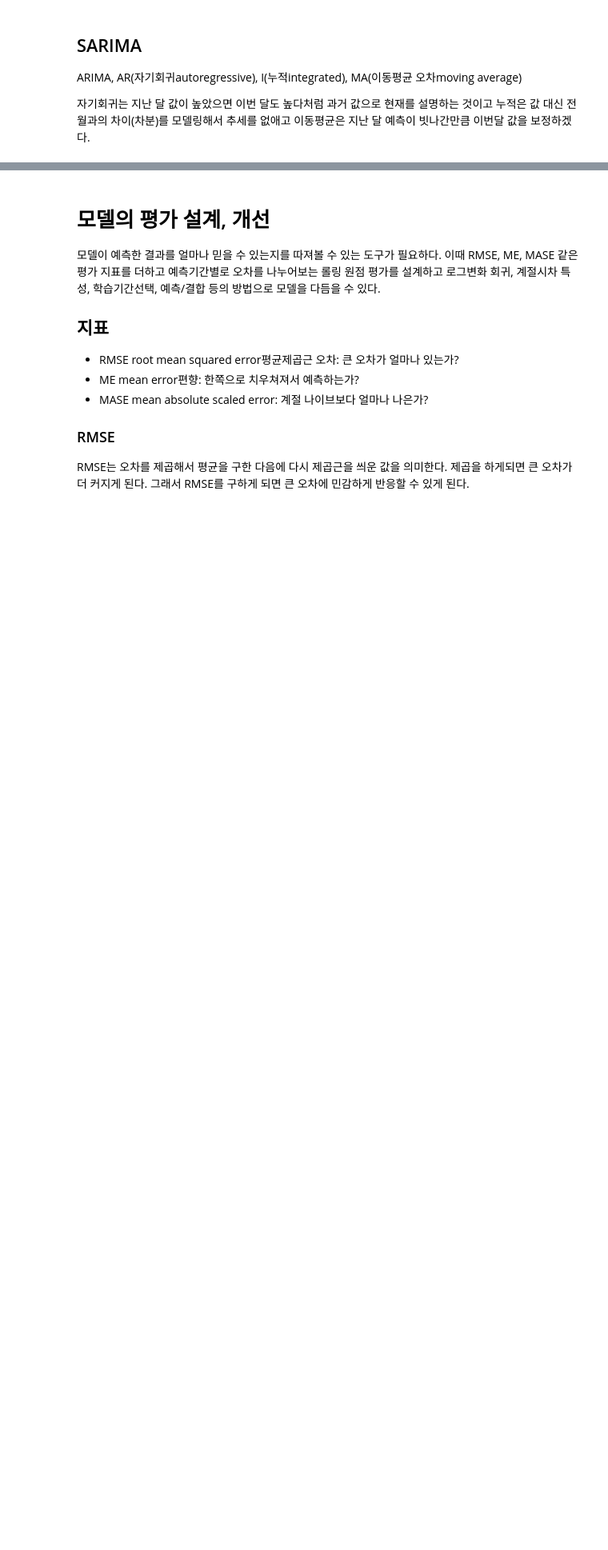
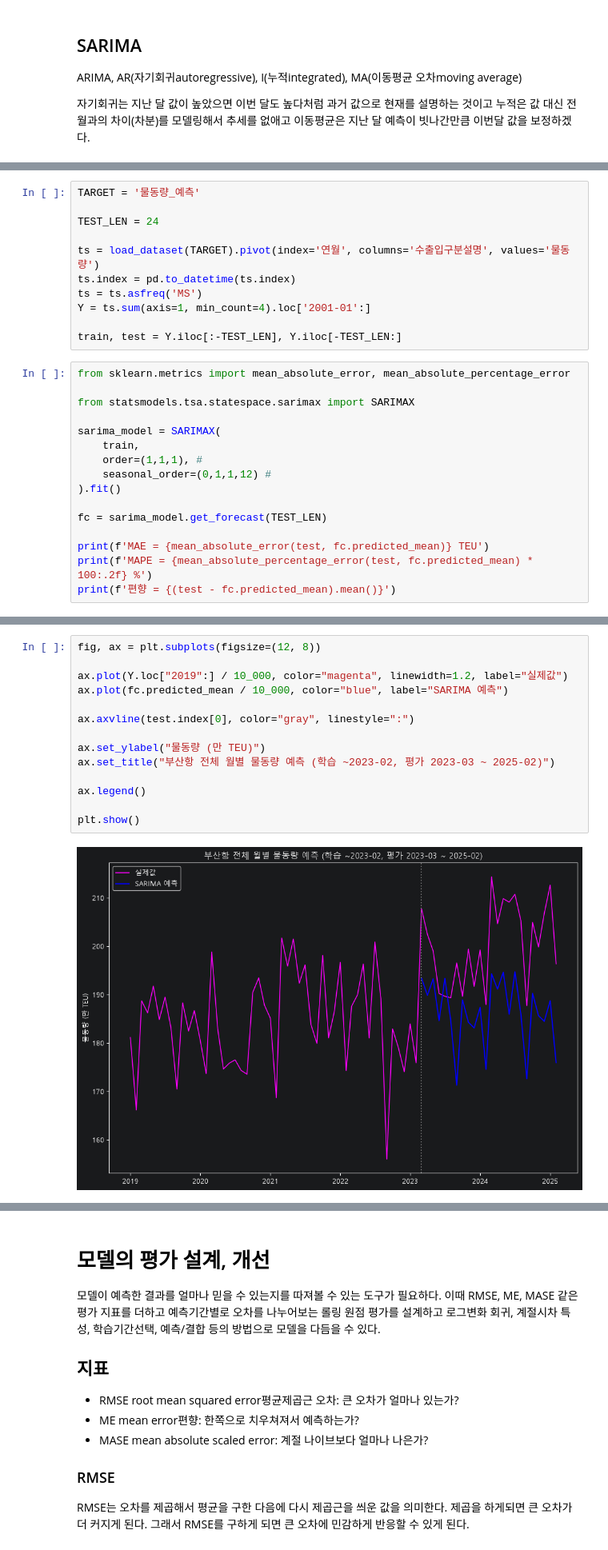
Before and after one commit to dorothy1088/smartport, a Jupyter notebook: regression2.ipynb, the cells around one changed output, grey strips where cells are left out. Shown at 80% size. Saved outputs shown, nothing was run; the diff lists cells and outputs as text; blank space fills up the shorter version.

```diff
--- a/regression2.ipynb
+++ b/regression2.ipynb
@@ -22,0 +79,27 @@ ARIMA, AR(자기회귀autoregressive), I(누적integrated), MA(이동평균 오
+# %%
+TARGET = '물동량_예측'
+
+TEST_LEN = 24
+
+ts = load_dataset(TARGET).pivot(index='연월', columns='수출입구분설명', values='물동량')
+ts.index = pd.to_datetime(ts.index)
+ts = ts.asfreq('MS')
+Y = ts.sum(axis=1, min_count=4).loc['2001-01':]
+
+train, test = Y.iloc[:-TEST_LEN], Y.iloc[-TEST_LEN:]
+# %%
+from sklearn.metrics import mean_absolute_error, mean_absolute_percentage_error
+
+from statsmodels.tsa.statespace.sarimax import SARIMAX
+
+sarima_model = SARIMAX(
+    train,
+    order=(1,1,1), #
+    seasonal_order=(0,1,1,12) #
+).fit()
+
+fc = sarima_model.get_forecast(TEST_LEN)
+
+print(f'MAE = {mean_absolute_error(test, fc.predicted_mean)} TEU')
+print(f'MAPE = {mean_absolute_percentage_error(test, fc.predicted_mean) * 100:.2f} %')
+print(f'편향 = {(test - fc.predicted_mean).mean()}')
@@ -22,0 +113,16 @@ ARIMA, AR(자기회귀autoregressive), I(누적integrated), MA(이동평균 오
+# %%
+fig, ax = plt.subplots(figsize=(12, 8))
+
+ax.plot(Y.loc["2019":] / 10_000, color="magenta", linewidth=1.2, label="실제값")
+ax.plot(fc.predicted_mean / 10_000, color="blue", label="SARIMA 예측")
+
+ax.axvline(test.index[0], color="gray", linestyle=":")
+
+ax.set_ylabel("물동량 (만 TEU)")
+ax.set_title("부산항 전체 월별 물동량 예측 (학습 ~2023-02, 평가 2023-03 ~ 2025-02)")
+
+ax.legend()
+
+plt.show()
+# %% [output]
+[figure, added]
```
Also changed, not shown: parts of 27 cells of this notebook, 2 other files.
